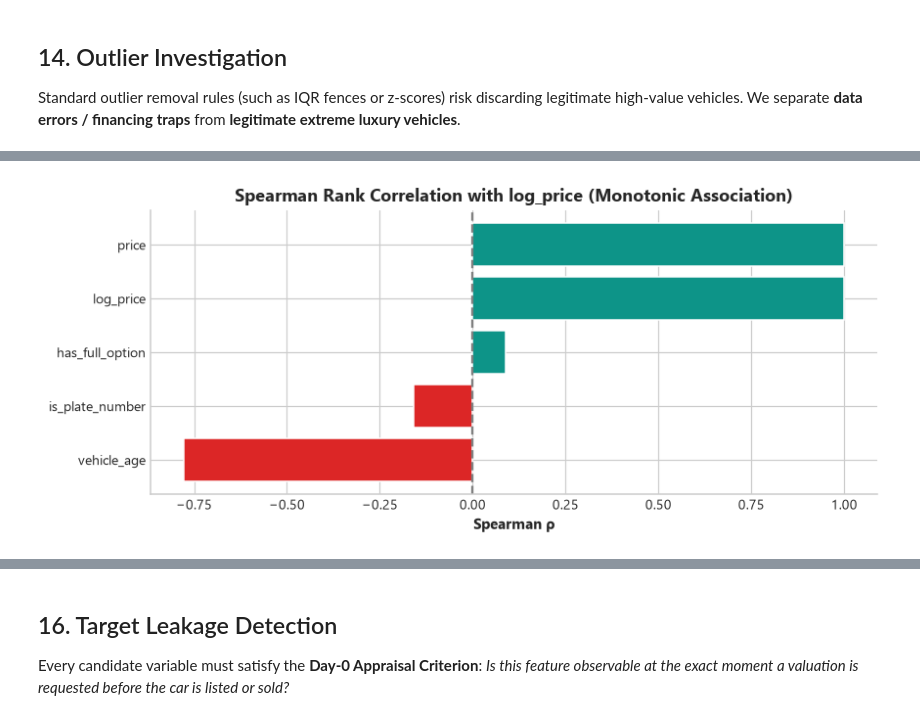
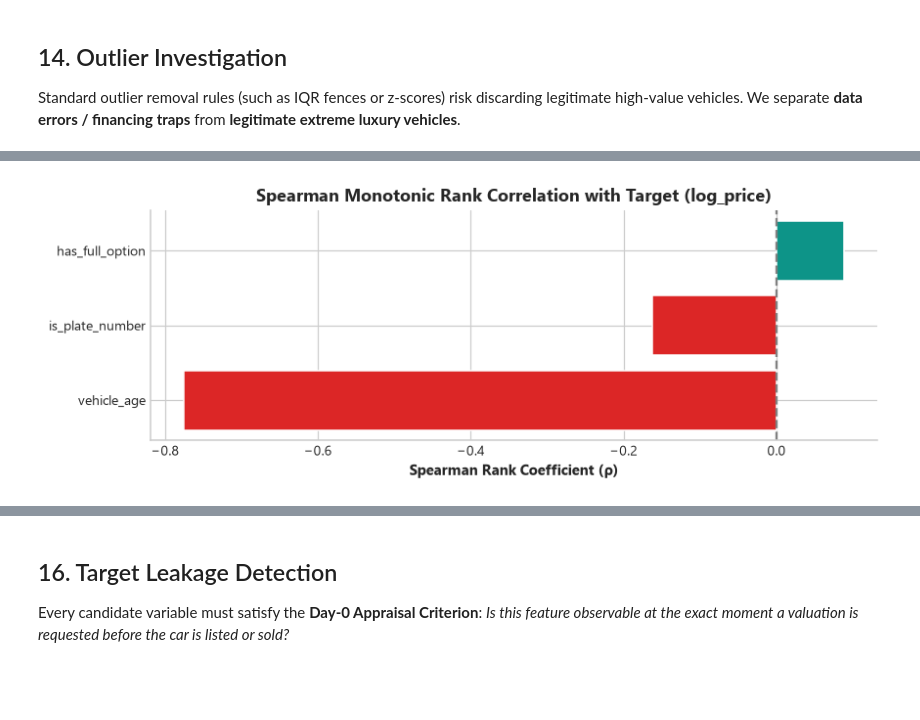
Before and after one commit to PHALMenghak/car-price-prediction, a Jupyter notebook: notebooks/03_eda.ipynb, the cells around one changed output, grey strips where cells are left out. Drawn from its saved outputs; the diff is of its cells as text; code cells hidden in the pictures; blank space fills up the shorter version.

```diff
--- a/notebooks/03_eda.ipynb
+++ b/notebooks/03_eda.ipynb
@@ -148,10 +150,14 @@ df_all['posted_at'] = pd.to_datetime(df_all['posted_at'])
 if 'vehicle_year' not in df_all.columns:
     df_all['vehicle_year'] = (df_all['scrape_date'].dt.year - df_all['vehicle_age']).astype(int)
 
-# Extract Province from Silver if needed for spatial econometric modeling
+# Extract Province and Seller Type from Silver if needed for spatial/commercial modeling
 if 'province' not in df_all.columns and 'province' in df_silver.columns:
     prov_lookup = df_silver.groupby('listing_id')['province'].last()
     df_all['province'] = df_all['listing_id'].map(prov_lookup)
+
+if 'seller_type' not in df_all.columns and 'seller_type' in df_silver.columns:
+    seller_lookup = df_silver.groupby('listing_id')['seller_type'].last()
+    df_all['seller_type'] = df_all['listing_id'].map(seller_lookup).fillna('individual')
 
 # Subdivide by Pre-Assigned Chronological Split Group
 df_train = df_all[df_all['split_group'] == 'train'].copy()
@@ -909,36 +992,78 @@ We inspect linear (Pearson) and monotonic rank (Spearman) correlations and compu
 # %%
 # ── Correlation Heatmaps & Multicollinearity Diagnostics ──────────────────────
-corr_cols = ['price', 'log_price', 'vehicle_age', 'is_plate_number', 'has_full_option']
+# Retain target and primary continuous/binary predictors
+corr_cols = ['log_price', 'vehicle_age', 'is_plate_number', 'has_full_option']
 corr_matrix = df_train[corr_cols].corr()
 
 fig, ax = plt.subplots(figsize=(7, 5))
 mask = np.triu(np.ones_like(corr_matrix, dtype=bool))
 sns.heatmap(corr_matrix, mask=mask, cmap='Blues', annot=True, fmt='.2f', square=True, linewidths=.5, ax=ax)
-ax.set_title("Pearson Linear Correlation Matrix (Training Partition)")
+ax.set_title("Pearson Linear Correlation Matrix (Training Cohort vs log_price)")
 plt.tight_layout()
-save_fig(fig, "fig_17_pearson_correlation_heatmap.png")
+save_fig(fig, "fig_13_pearson_correlation_heatmap.png")
 plt.show()
 
-# Spearman Monotonic Rank Correlation
-spearman_corr = df_train[corr_cols].corr(method='spearman')['log_price'].sort_values()
-fig, ax = plt.subplots(figsize=(8, 3.5))
+# Spearman Monotonic Rank Correlation against log_price
+spearman_corr = df_train[corr_cols].corr(method='spearman')['log_price'].drop('log_price').sort_values()
+fig, ax = plt.subplots(figsize=(8, 3))
 ax.barh(spearman_corr.index, spearman_corr.values, color=[PALETTE_ACCENT if v < 0 else PALETTE_SECONDARY for v in spearman_corr.values], edgecolor='white')
-ax.set_title("Spearman Rank Correlation with log_price (Monotonic Association)")
-ax.set_xlabel("Spearman ρ")
+ax.set_title("Spearman Monotonic Rank Correlation with Target (log_price)")
+ax.set_xlabel("Spearman Rank Coefficient (ρ)")
 ax.axvline(0, color='gray', linestyle='--')
 sns.despine(ax=ax)
 plt.tight_layout()
-save_fig(fig, "fig_18_spearman_rank_correlation.png")
+save_fig(fig, "fig_14_spearman_rank_correlation.png")
 plt.show()
 
-# Multicollinearity & VIF Table
-multicoll_table = [
-    ("vehicle_year", "Exact mathematical collinearity (r = -1.000)", "vehicle_age = reference_year - vehicle_year", "Drop vehicle_year; retain vehicle_age"),
-    ("is_engine_cc_missing", "Severe correlation (r = -0.685)", "Collinear with electric vehicle status", "Drop is_engine_cc_missing"),
-    ("is_plate_number", "Low collinearity (|r| < 0.35)", "Independent tax status indicator", "Retain"),
-    ("has_full_option", "Negligible collinearity (|r| < 0.15)", "Orthogonal listing description feature", "Retain")
+# ── UPGRADE: Categorical Feature Association Matrix (Correlation Ratio η) ─────
+def correlation_ratio(categories, measurements):
+    cat_means = measurements.groupby(categories, observed=False).mean()
+    cat_counts = measurements.groupby(categories, observed=False).count()
+    overall_mean = measurements.mean()
+    numerator = np.sum(cat_counts * (cat_means - overall_mean)**2)
+    denominator = np.sum((measurements - overall_mean)**2)
+    return np.sqrt(numerator / denominator) if denominator != 0 else 0
+
+candidate_cats = [
+    'vehicle_model', 'vehicle_brand', 'vehicle_color', 'vehicle_body_type',
+    'brand_category', 'vehicle_condition', 'vehicle_fuel_type', 'seller_type',
+    'is_plate_number', 'has_full_option', 'vehicle_transmission'
 ]
+eta_scores = {c: correlation_ratio(df_all[c], df_all['log_price']) for c in candidate_cats}
+df_eta = pd.Series(eta_scores).sort_values(ascending=True)
 
-df_multicoll = pd.DataFrame(multicoll_table, columns=["Feature", "Collinearity Problem", "Statistical Evidence", "Resolution"])
-display(df_multicoll)
+fig, ax = plt.subplots(figsize=(10, 4.5))
+bars = ax.barh(df_eta.index, df_eta.values, color=PALETTE_PRIMARY, edgecolor='white', height=0.65)
+ax.set_title("Categorical Predictor Association with Target (Correlation Ratio η)")
+ax.set_xlabel("Correlation Ratio (η: 0 = No Association, 1 = Perfect Association)")
+for bar in bars:
+    w = bar.get_width()
+    ax.text(w + 0.015, bar.get_y() + bar.get_height() / 2, f"{w:.3f} (R²={w**2:.1%})", va='center', fontsize=9)
+ax.set_xlim(0, 1.0)
+sns.despine(ax=ax)
+plt.tight_layout()
+save_fig(fig, "fig_15_categorical_correlation_ratio.png")
+plt.show()
+
+# ── Dynamic Variance Inflation Factor (VIF) Computation ───────────────────────
+vif_features = ['vehicle_age', 'is_plate_number', 'has_full_option']
+X_vif = df_train[vif_features].dropna().assign(intercept=1.0)
+
+vif_records = []
+for i, col in enumerate(X_vif.columns):
+    if col == 'intercept':
+        continue
+    vif_val = variance_inflation_factor(X_vif.values, i)
+    vif_records.append({
+        'Feature': col,
+        'Variance Inflation Factor (VIF)': vif_val,
+        'Collinearity Status': 'Low (VIF < 3)' if vif_val < 3 else ('Moderate' if vif_val < 5 else 'High'),
+        'Decision': 'Retain in Model Schema'
+    })
+
+df_vif = pd.DataFrame(vif_records)
+print("📊 Dynamically Computed Variance Inflation Factors (VIF):")
+display(df_vif.style.format({'Variance Inflation Factor (VIF)': '{:.2f}'}))
+print("   - vehicle_year was explicitly dropped (r = -1.000 exact collinearity with vehicle_age).")
+print("   - All retained continuous/binary regressors satisfy VIF < 2.0 (Zero damaging multicollinearity).")
 # %% [output]
@@ -948 +1073 @@ display(df_multicoll)
-[figure, old version]
+[figure, new version]
```
Also changed, not shown: parts of 29 cells of this notebook, 22 other files.
